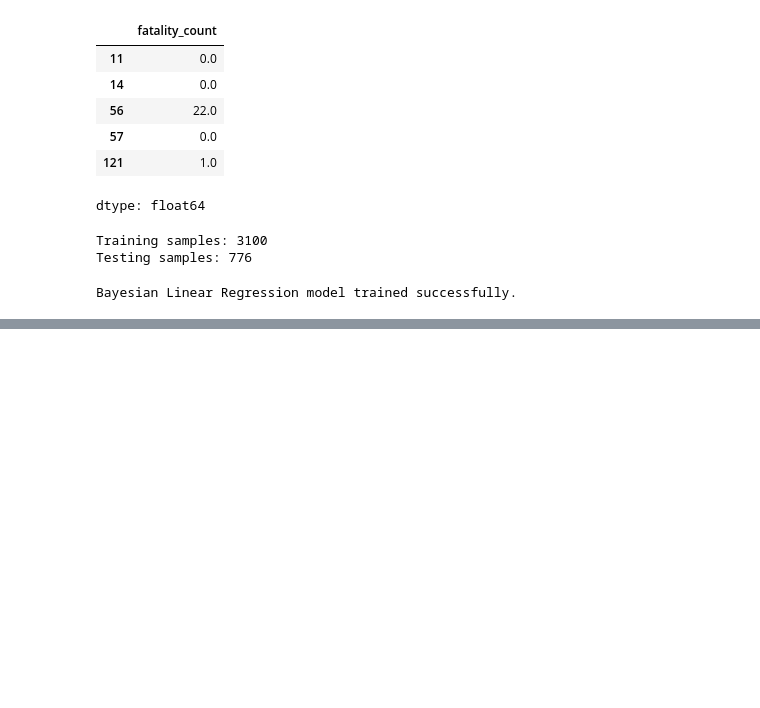
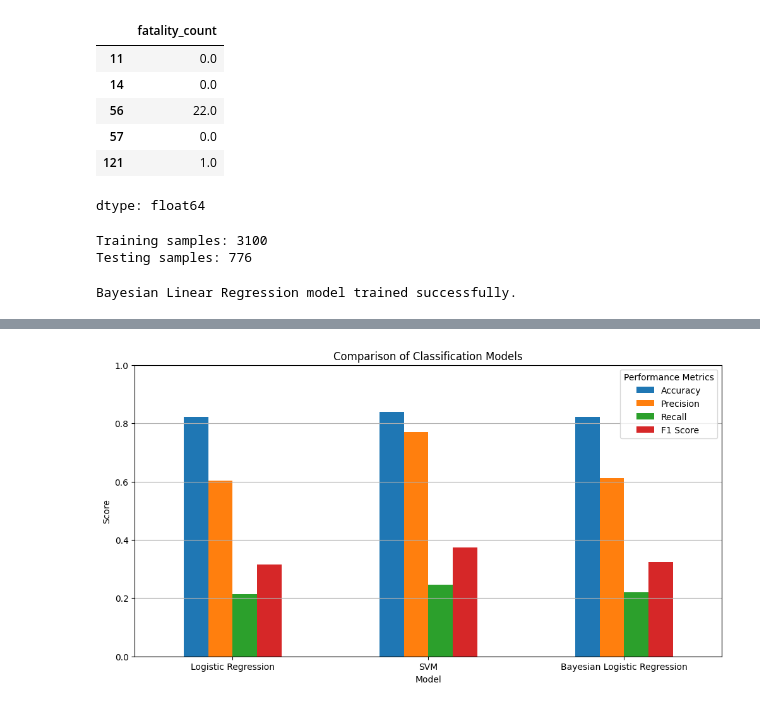
Before and after one commit to saltyyboii/landslide-risk-assessment, a Jupyter notebook: Mountain_Hazard_Review_2.ipynb, the cells around one changed output, grey strips where cells are left out. Drawn from its saved outputs; the diff is of its cells as text; code cells hidden in the pictures; blank space fills up the shorter version.

```diff
--- a/Mountain_Hazard_Review_2.ipynb
+++ b/Mountain_Hazard_Review_2.ipynb
@@ -585,0 +813,12 @@ Bayesian Linear Regression model trained successfully.
+# %%
+# Train an SVM classification model
+
+from sklearn.svm import SVC
+
+# Create the SVM model
+svm_model = SVC()
+
+# Train the model using the training data
+svm_model.fit(X_train_scaled, y_train)
+
+print("SVM model trained successfully.")
@@ -585,0 +943,17 @@ Bayesian Linear Regression model trained successfully.
+# %%
+# Evaluate Bayesian Logistic Regression
+
+accuracy_bayesian = accuracy_score(y_test, y_pred_bayesian)
+precision_bayesian = precision_score(y_test, y_pred_bayesian, zero_division=0)
+recall_bayesian = recall_score(y_test, y_pred_bayesian, zero_division=0)
+f1_bayesian = f1_score(y_test, y_pred_bayesian, zero_division=0)
+
+print("Bayesian Logistic Regression Performance")
+print("----------------------------------------")
+print("Accuracy :", accuracy_bayesian)
+print("Precision:", precision_bayesian)
+print("Recall   :", recall_bayesian)
+print("F1 Score :", f1_bayesian)
+
+print("\nConfusion Matrix:")
+print(confusion_matrix(y_test, y_pred_bayesian))
@@ -585,0 +1008,18 @@ Bayesian Linear Regression model trained successfully.
+# %%
+# Compare classification model performance visually
+
+comparison.set_index("Model")[["Accuracy", "Precision", "Recall", "F1 Score"]].plot(
+    kind="bar",
+    figsize=(12, 6)
+)
+
+plt.title("Comparison of Classification Models")
+plt.xlabel("Model")
+plt.ylabel("Score")
+plt.ylim(0, 1)
+plt.xticks(rotation=0)
+plt.legend(title="Performance Metrics")
+plt.grid(axis="y")
+plt.show()
+# %% [output]
+[figure, added]
```
Also changed, not shown: parts of 19 cells of this notebook.
